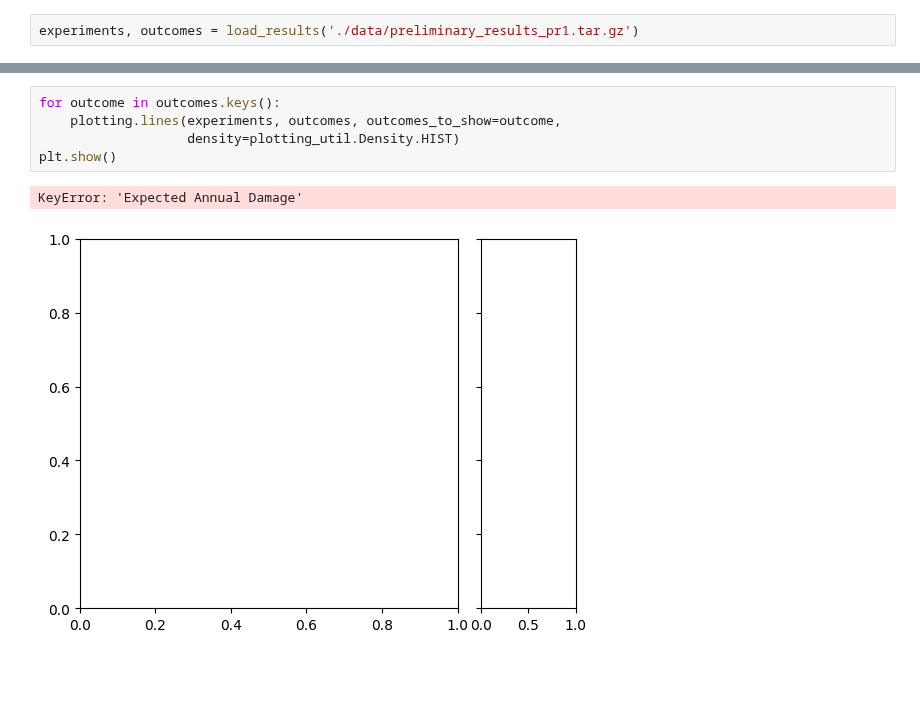
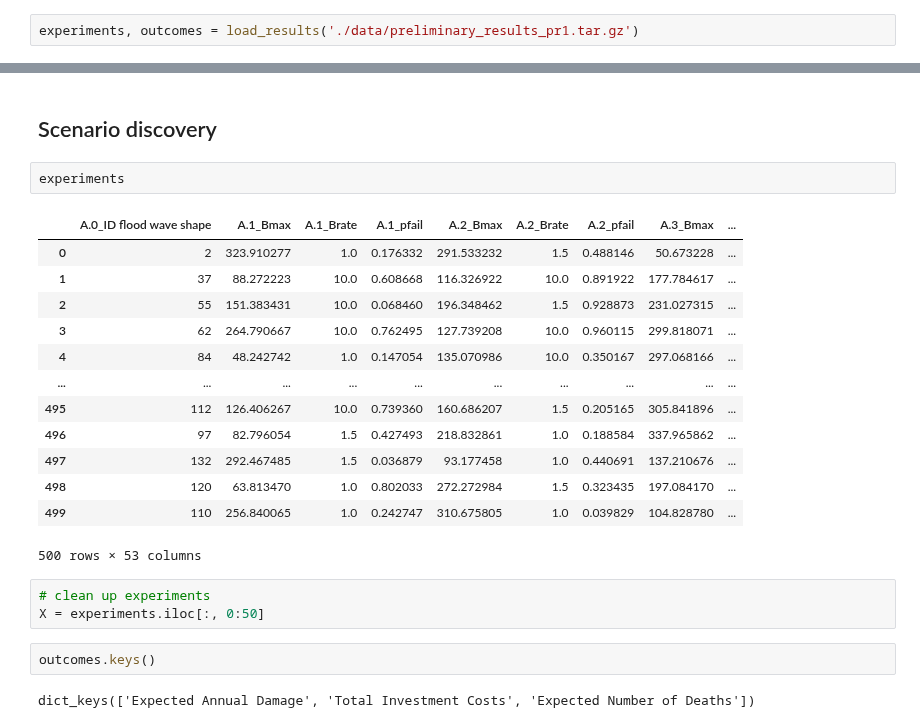
Before and after one commit to ndaswani1/EPA141A-labs, a Jupyter notebook: final assignment/dike_model_analysis.ipynb, the cells around one changed output, grey strips where cells are left out. Cells and saved outputs as stored; diff of their text form; blank space fills up the shorter version.

```diff
--- a/final assignment/dike_model_analysis.ipynb
+++ b/final assignment/dike_model_analysis.ipynb
@@ -19,8 +23,25 @@ plt.show()
-# %%
-for outcome in outcomes.keys():
-    plotting.lines(experiments, outcomes, outcomes_to_show=outcome,
-                   density=plotting_util.Density.HIST)
-plt.show()
-# %% [output]
-KeyError: 'Expected Annual Damage'
-[figure, removed]
+# %% [markdown]
+## Scenario discovery
+# %%
+experiments
+# %% [output]
+|  | A.0_ID flood wave shape | A.1_Bmax | A.1_Brate | A.1_pfail | A.2_Bmax | A.2_Brate | A.2_pfail | A.3_Bmax | ... |
+| 0 | 2 | 323.910277 | 1.0 | 0.176332 | 291.533232 | 1.5 | 0.488146 | 50.673228 | ... |
+| 1 | 37 | 88.272223 | 10.0 | 0.608668 | 116.326922 | 10.0 | 0.891922 | 177.784617 | ... |
+| 2 | 55 | 151.383431 | 10.0 | 0.068460 | 196.348462 | 1.5 | 0.928873 | 231.027315 | ... |
+| 3 | 62 | 264.790667 | 10.0 | 0.762495 | 127.739208 | 10.0 | 0.960115 | 299.818071 | ... |
+| 4 | 84 | 48.242742 | 1.0 | 0.147054 | 135.070986 | 10.0 | 0.350167 | 297.068166 | ... |
+| ... | ... | ... | ... | ... | ... | ... | ... | ... | ... |
+| 495 | 112 | 126.406267 | 10.0 | 0.739360 | 160.686207 | 1.5 | 0.205165 | 305.841896 | ... |
+| 496 | 97 | 82.796054 | 1.5 | 0.427493 | 218.832861 | 1.0 | 0.188584 | 337.965862 | ... |
+| 497 | 132 | 292.467485 | 1.5 | 0.036879 | 93.177458 | 1.0 | 0.440691 | 137.210676 | ... |
+| 498 | 120 | 63.813470 | 1.0 | 0.802033 | 272.272984 | 1.5 | 0.323435 | 197.084170 | ... |
+| 499 | 110 | 256.840065 | 1.0 | 0.242747 | 310.675805 | 1.0 | 0.039829 | 104.828780 | ... |
+500 rows × 53 columns
+# %%
+# clean up experiments
+X = experiments.iloc[:, 0:50]
+# %%
+outcomes.keys()
+# %% [output]
+dict_keys(['Expected Annual Damage', 'Total Investment Costs', 'Expected Number of Deaths'])
```
Also changed, not shown: parts of 12 cells of this notebook.
